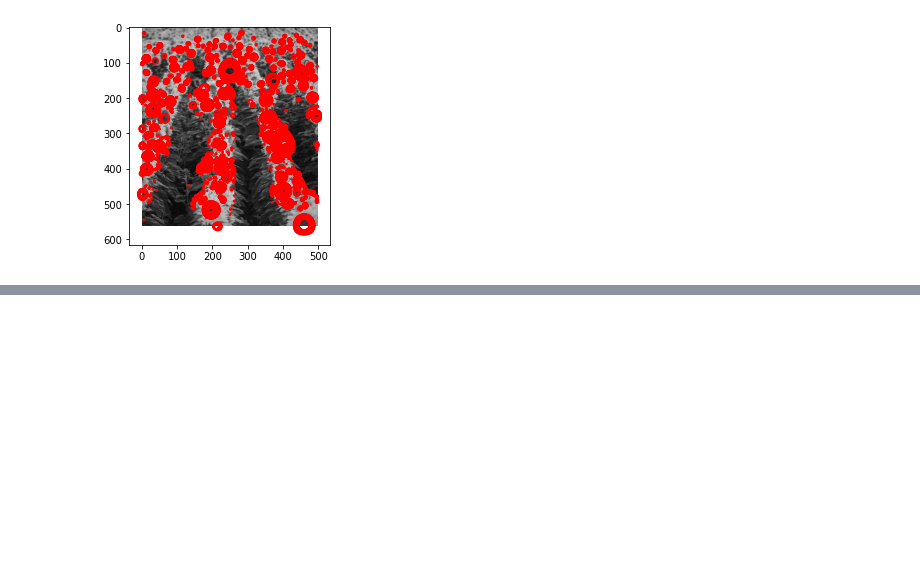
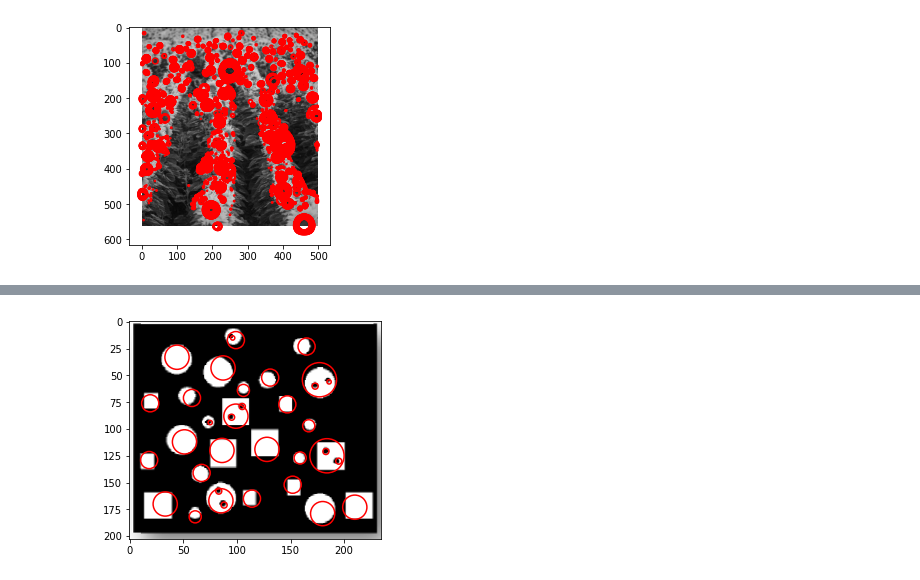
Before and after one commit to ghanbarzadeh/Course_MachineVision_2021, a Jupyter notebook: CHW2.ipynb, the cells around one changed output, grey strips where cells are left out. Saved outputs shown, nothing was run; the diff lists cells and outputs as text; code cells hidden in the pictures; blank space fills up the shorter version.

```diff
--- a/CHW2.ipynb
+++ b/CHW2.ipynb
@@ -151,0 +212,29 @@ def redundancy(blobs_array, overlap):
+# %%
+def remove_redundant(coordinates):
+    unique_blobs = []
+    for i in range(len(coordinates)):
+        same = False
+        y,x,s = coordinates[i]
+        for j in range(len(unique_blobs)):
+            y_, x_, s_ = unique_blobs[j]
+            if abs(x-x_)<1.1*min(s*1.414, s_*1.414) and \
+            abs(y-y_)<1.1*min(s*1.414, s_*1.414) and abs(s-s_)<10:
+                same = True
+        if not same:
+            unique_blobs.append(coordinates[i])
+    return unique_blobs
+# %%
+coordinates_ = np.array(coordinates)
+coordinates_ = remove_redundant(coordinates_)
+# %%
+fig, ax = plt.subplots()
+nh,nw = img.shape
+ax.imshow(img, cmap="gray")
+for blob in coordinates_:
+    y,x,s = blob
+    c = plt.Circle((x, y), s*1.414, color='red', linewidth=1.5, fill=False)
+    ax.add_patch(c)
+ax.plot()
+plt.show()
+# %% [output]
+[figure, added]
```
Also changed, not shown: parts of 16 cells of this notebook.
